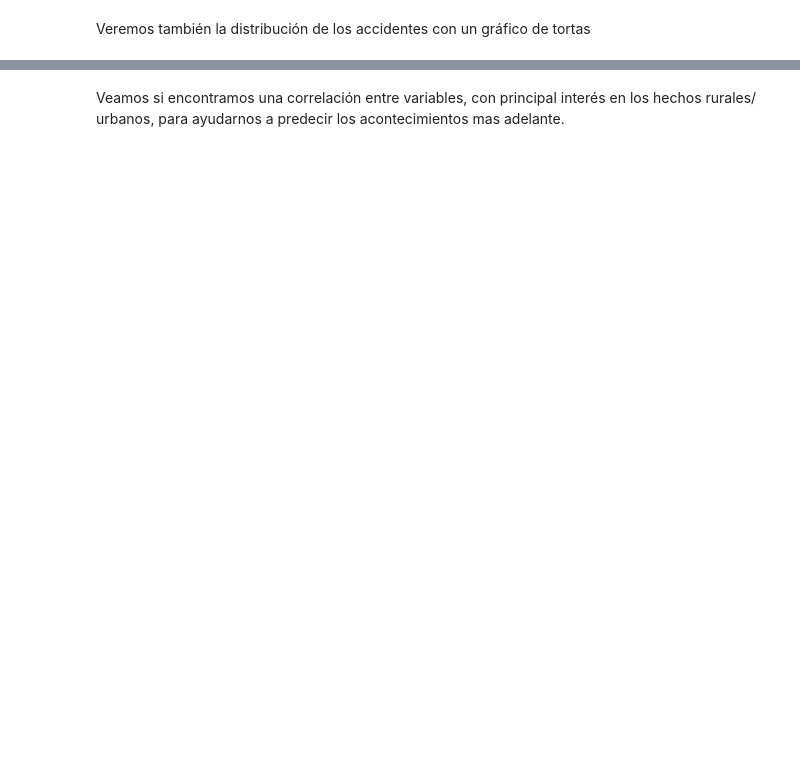
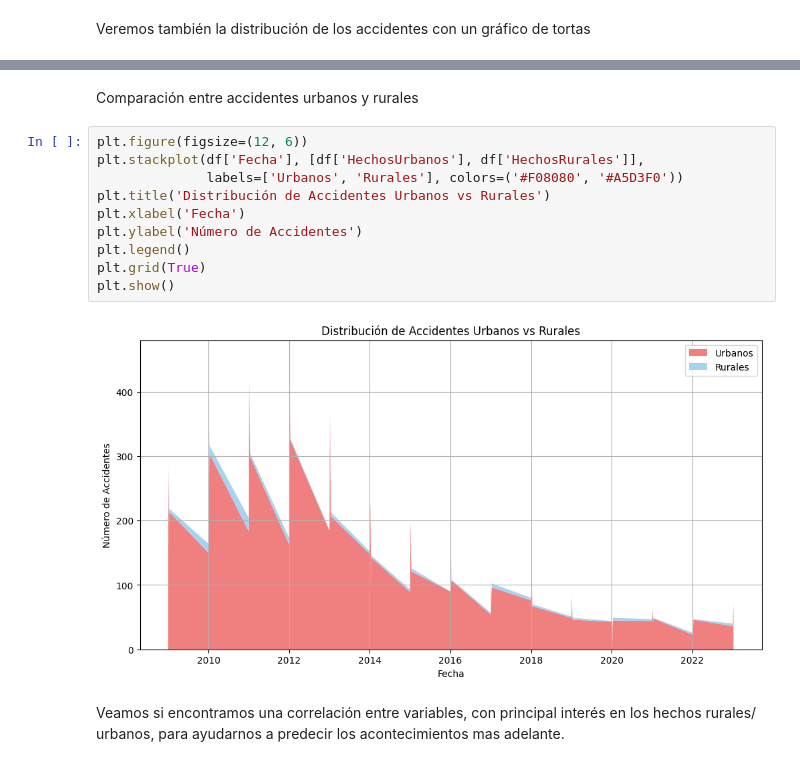
Before and after one commit to FacundoASM/AccidentesTransito_AA, a Jupyter notebook: notebooks/0_Limpieza.ipynb, the cells around one changed output, grey strips where cells are left out. Cells and saved outputs as stored; diff of their text form; blank space fills up the shorter version.

```diff
--- a/notebooks/0_Limpieza.ipynb
+++ b/notebooks/0_Limpieza.ipynb
@@ -213,3 +221,17 @@ plt.show()
+# %% [markdown]
+Comparación entre accidentes urbanos y rurales
+# %%
+plt.figure(figsize=(12, 6))
+plt.stackplot(df['Fecha'], [df['HechosUrbanos'], df['HechosRurales']],
+              labels=['Urbanos', 'Rurales'], colors=('#F08080', '#A5D3F0'))
+plt.title('Distribución de Accidentes Urbanos vs Rurales')
+plt.xlabel('Fecha')
+plt.ylabel('Número de Accidentes')
+plt.legend()
+plt.grid(True)
+plt.show()
+# %% [output]
+[figure, added]
 # %% [markdown]
 Veamos si encontramos una correlación entre variables, con principal interés en los hechos rurales/ urbanos, para ayudarnos a predecir los acontecimientos mas adelante.
 # %%
```
Also changed, not shown: parts of 48 cells of this notebook, 3 other files.
